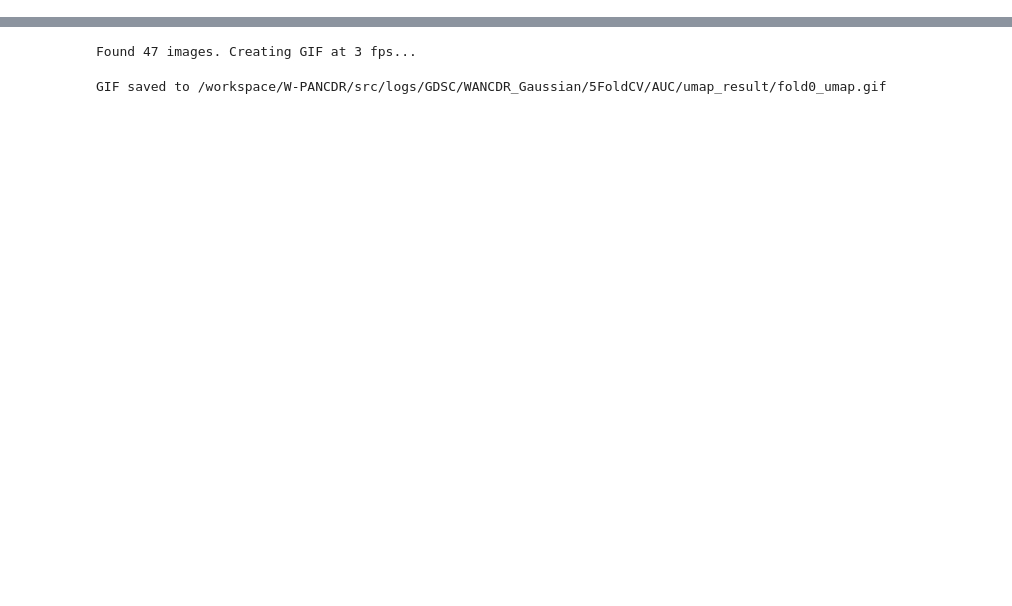
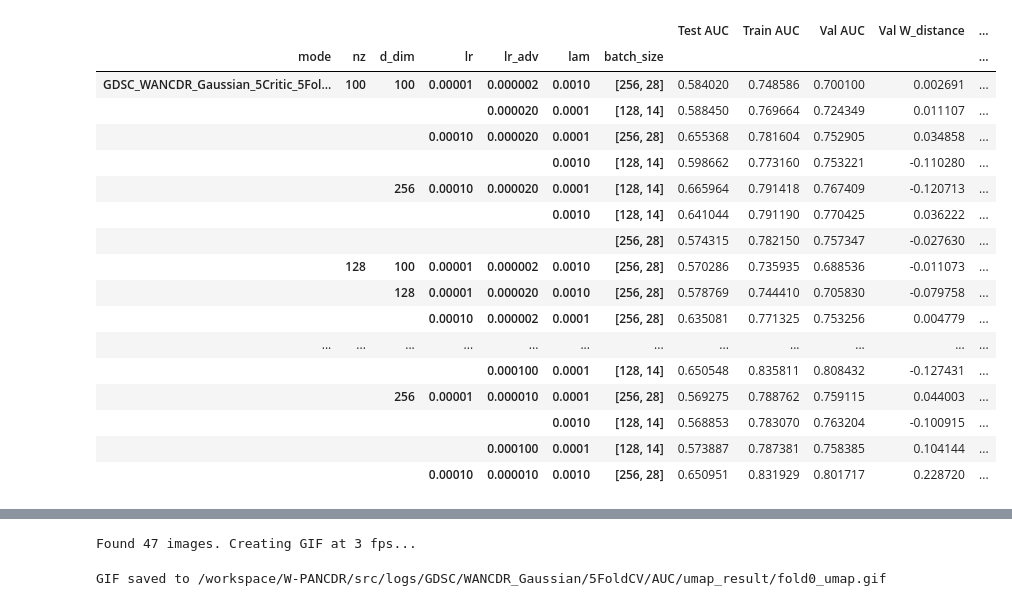
Before and after one commit to gkswns3708/W-PANCDR, a Jupyter notebook: src/summary.ipynb, the cells around one changed output, grey strips where cells are left out. Drawn from its saved outputs; the diff is of its cells as text; code cells hidden in the pictures; blank space fills up the shorter version.

```diff
--- a/src/summary.ipynb
+++ b/src/summary.ipynb
@@ -30,0 +48,35 @@ KeyError: 'nz'
+# %%
+total_df = pd.DataFrame()
+for test_dataset in ['GDSC', 'TCGA']:
+    for model in ['WANCDR_Gaussian', 'WANCDR_Gaussian_5Critic']:
+        for strategy in ['5FoldCV']:
+            for metric in ['AUC', 'Loss', 'W-distance']:
+                path = f'./logs/{test_dataset}/{model}/{strategy}/{metric}/results.csv'
+                if os.path.exists(path):
+                    df = pd.read_csv(path)
+                    df['mode'] = f'{test_dataset}_{model}_{strategy}_{metric}'
+                    total_df = pd.concat([total_df, df], ignore_index=True)
+
+grouped = total_df.groupby([ 'mode', 'nz', 'd_dim', 'lr', 'lr_adv', 'lam', 'batch_size'])[
+    ['Test AUC', 'Train AUC', 'Val AUC','Val W_distance', 'Test W_distance']
+].mean()
+grouped
+# %% [output]
+|  |  |  |  |  |  |  | Test AUC | Train AUC | Val AUC | Val W_distance | ... |
+| mode | nz | d_dim | lr | lr_adv | lam | batch_size |  |  |  |  | ... |
+| GDSC_WANCDR_Gaussian_5Critic_5Fol... | 100 | 100 | 0.00001 | 0.000002 | 0.0010 | [256, 28] | 0.584020 | 0.748586 | 0.700100 | 0.002691 | ... |
+|  |  |  |  | 0.000020 | 0.0001 | [128, 14] | 0.588450 | 0.769664 | 0.724349 | 0.011107 | ... |
+|  |  |  | 0.00010 | 0.000020 | 0.0001 | [256, 28] | 0.655368 | 0.781604 | 0.752905 | 0.034858 | ... |
+|  |  |  |  |  | 0.0010 | [128, 14] | 0.598662 | 0.773160 | 0.753221 | -0.110280 | ... |
+|  |  | 256 | 0.00010 | 0.000020 | 0.0001 | [128, 14] | 0.665964 | 0.791418 | 0.767409 | -0.120713 | ... |
+|  |  |  |  |  | 0.0010 | [128, 14] | 0.641044 | 0.791190 | 0.770425 | 0.036222 | ... |
+|  |  |  |  |  |  | [256, 28] | 0.574315 | 0.782150 | 0.757347 | -0.027630 | ... |
+|  | 128 | 100 | 0.00001 | 0.000002 | 0.0010 | [256, 28] | 0.570286 | 0.735935 | 0.688536 | -0.011073 | ... |
+|  |  | 128 | 0.00001 | 0.000020 | 0.0010 | [256, 28] | 0.578769 | 0.744410 | 0.705830 | -0.079758 | ... |
+|  |  |  | 0.00010 | 0.000002 | 0.0001 | [256, 28] | 0.635081 | 0.771325 | 0.753256 | 0.004779 | ... |
+| ... | ... | ... | ... | ... | ... | ... | ... | ... | ... | ... | ... |
+|  |  |  |  | 0.000100 | 0.0001 | [128, 14] | 0.650548 | 0.835811 | 0.808432 | -0.127431 | ... |
+|  |  | 256 | 0.00001 | 0.000010 | 0.0001 | [256, 28] | 0.569275 | 0.788762 | 0.759115 | 0.044003 | ... |
+|  |  |  |  |  | 0.0010 | [128, 14] | 0.568853 | 0.783070 | 0.763204 | -0.100915 | ... |
+|  |  |  |  | 0.000100 | 0.0001 | [128, 14] | 0.573887 | 0.787381 | 0.758385 | 0.104144 | ... |
+|  |  |  | 0.00010 | 0.000010 | 0.0010 | [256, 28] | 0.650951 | 0.831929 | 0.801717 | 0.228720 | ... |
```
Also changed, not shown: parts of 5 cells of this notebook, 10 other files.
